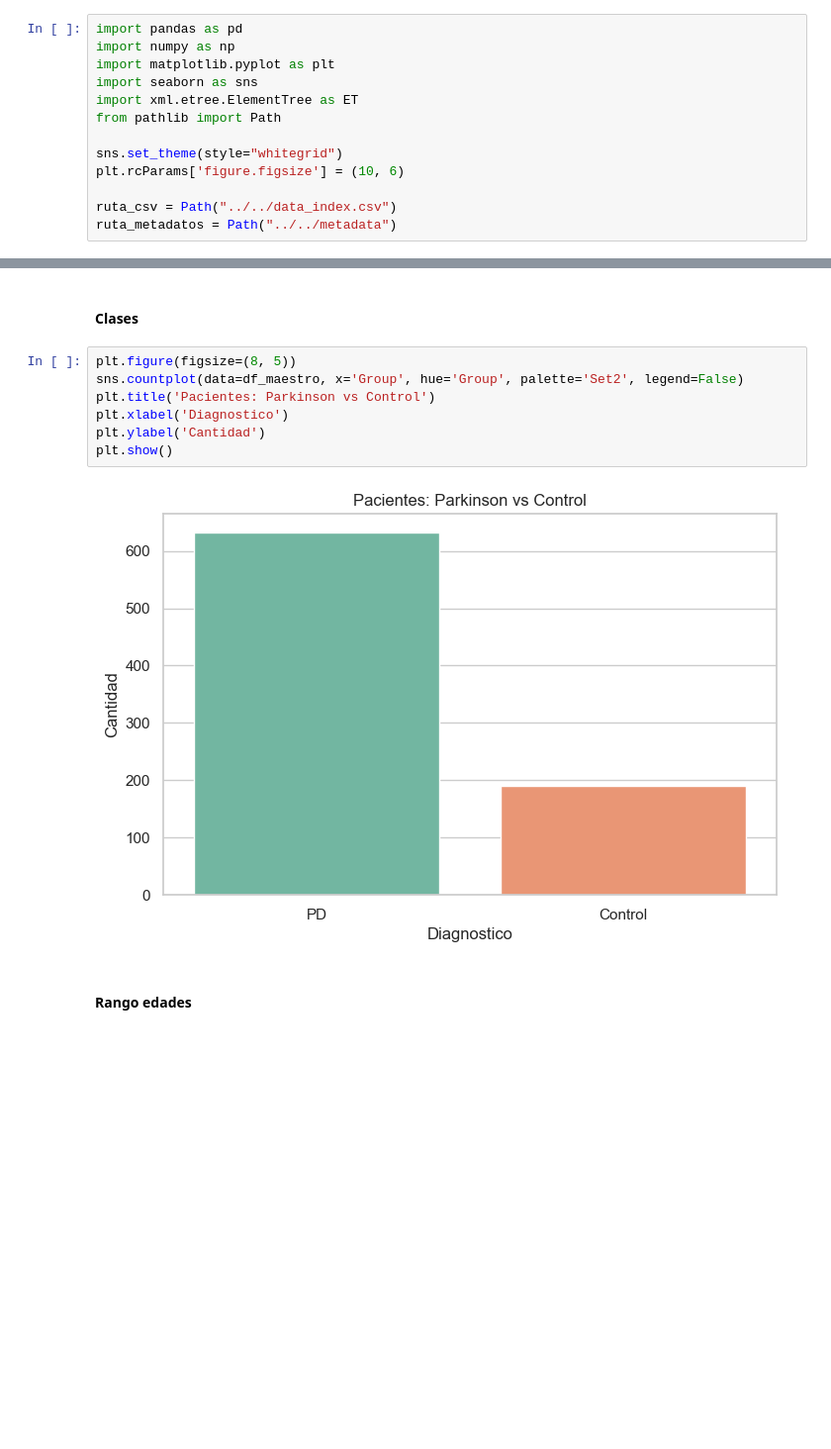
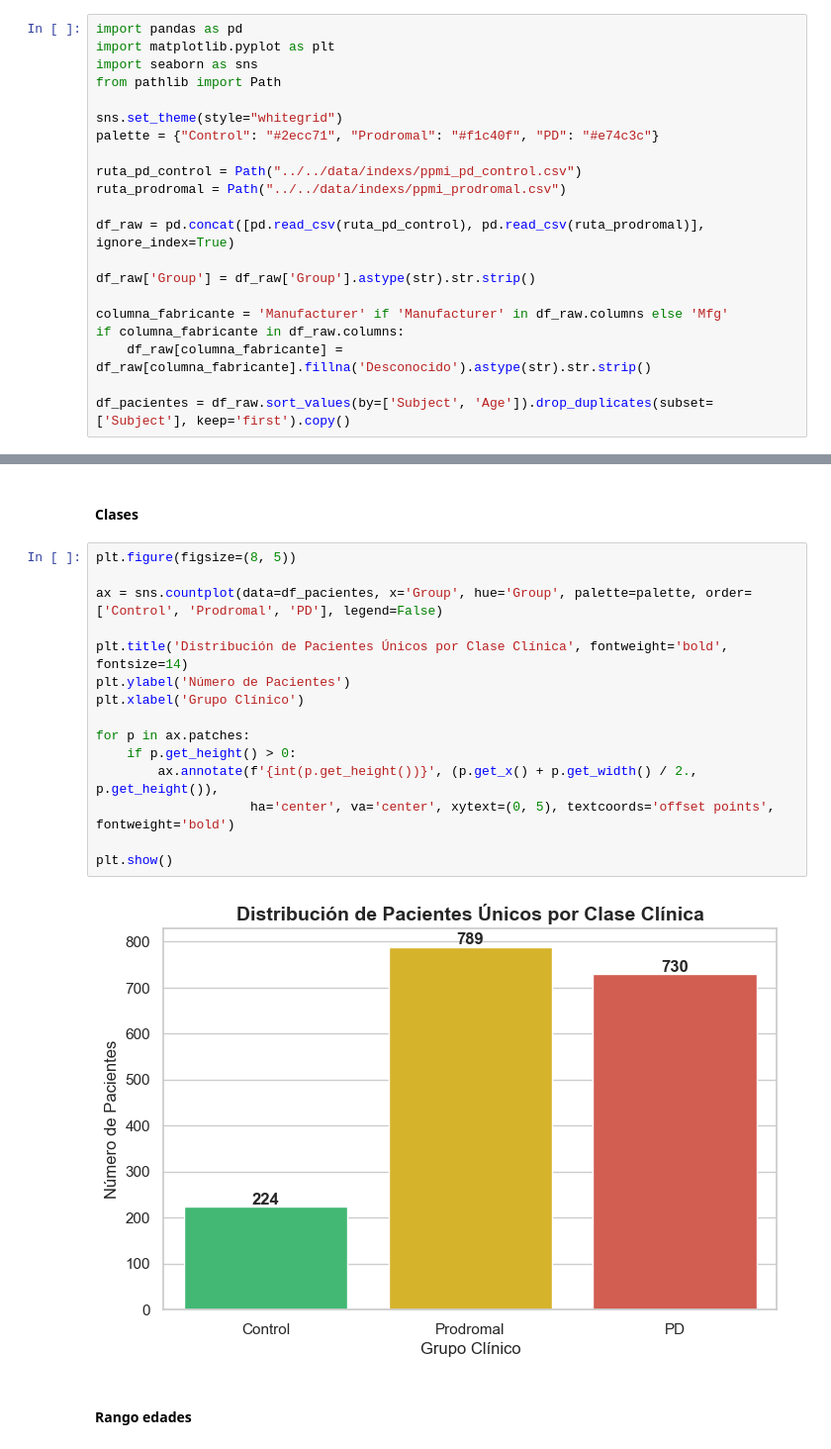
Before and after one commit to yyeryy/TFM-UNIR, a Jupyter notebook: notebooks/EDA/01_EDA_data.ipynb, the cells around one changed output, grey strips where cells are left out. Shown at 99% size. Cells and saved outputs as stored; diff of their text form; blank space fills up the shorter version.

```diff
--- a/notebooks/EDA/01_EDA_data.ipynb
+++ b/notebooks/EDA/01_EDA_data.ipynb
@@ -4,14 +4,22 @@
 ### Importación de librerías
 # %%
 import pandas as pd
-import numpy as np
 import matplotlib.pyplot as plt
 import seaborn as sns
-import xml.etree.ElementTree as ET
 from pathlib import Path
 
 sns.set_theme(style="whitegrid")
-plt.rcParams['figure.figsize'] = (10, 6)
+palette = {"Control": "#2ecc71", "Prodromal": "#f1c40f", "PD": "#e74c3c"}
 
-ruta_csv = Path("../../data_index.csv")
-ruta_metadatos = Path("../../metadata")
+ruta_pd_control = Path("../../data/indexs/ppmi_pd_control.csv")
+ruta_prodromal = Path("../../data/indexs/ppmi_prodromal.csv")
+
+df_raw = pd.concat([pd.read_csv(ruta_pd_control), pd.read_csv(ruta_prodromal)], ignore_index=True)
+
+df_raw['Group'] = df_raw['Group'].astype(str).str.strip()
+
+columna_fabricante = 'Manufacturer' if 'Manufacturer' in df_raw.columns else 'Mfg'
+if columna_fabricante in df_raw.columns:
+    df_raw[columna_fabricante] = df_raw[columna_fabricante].fillna('Desconocido').astype(str).str.strip()
+
+df_pacientes = df_raw.sort_values(by=['Subject', 'Age']).drop_duplicates(subset=['Subject'], keep='first').copy()
@@ -79,13 +29,21 @@ df_maestro.head()
 #### Clases
 # %%
 plt.figure(figsize=(8, 5))
-sns.countplot(data=df_maestro, x='Group', hue='Group', palette='Set2', legend=False)
-plt.title('Pacientes: Parkinson vs Control')
-plt.xlabel('Diagnostico')
-plt.ylabel('Cantidad')
+
+ax = sns.countplot(data=df_pacientes, x='Group', hue='Group', palette=palette, order=['Control', 'Prodromal', 'PD'], legend=False)
+
+plt.title('Distribución de Pacientes Únicos por Clase Clínica', fontweight='bold', fontsize=14)
+plt.ylabel('Número de Pacientes')
+plt.xlabel('Grupo Clínico')
+
+for p in ax.patches:
+    if p.get_height() > 0:
+        ax.annotate(f'{int(p.get_height())}', (p.get_x() + p.get_width() / 2., p.get_height()),
+                    ha='center', va='center', xytext=(0, 5), textcoords='offset points', fontweight='bold')
+
 plt.show()
 # %% [output]
-[figure, old version]
+[figure, new version]
 # %% [markdown]
 #### Rango edades
 # %%
```
Also changed, not shown: parts of 8 cells of this notebook, 1 other file.
